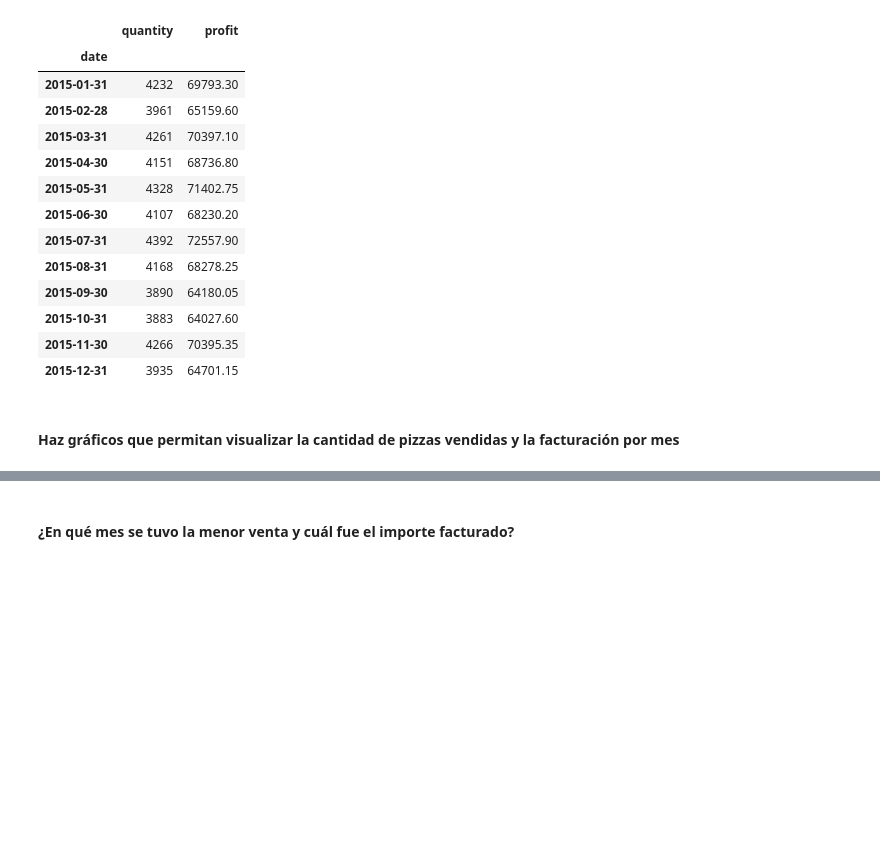
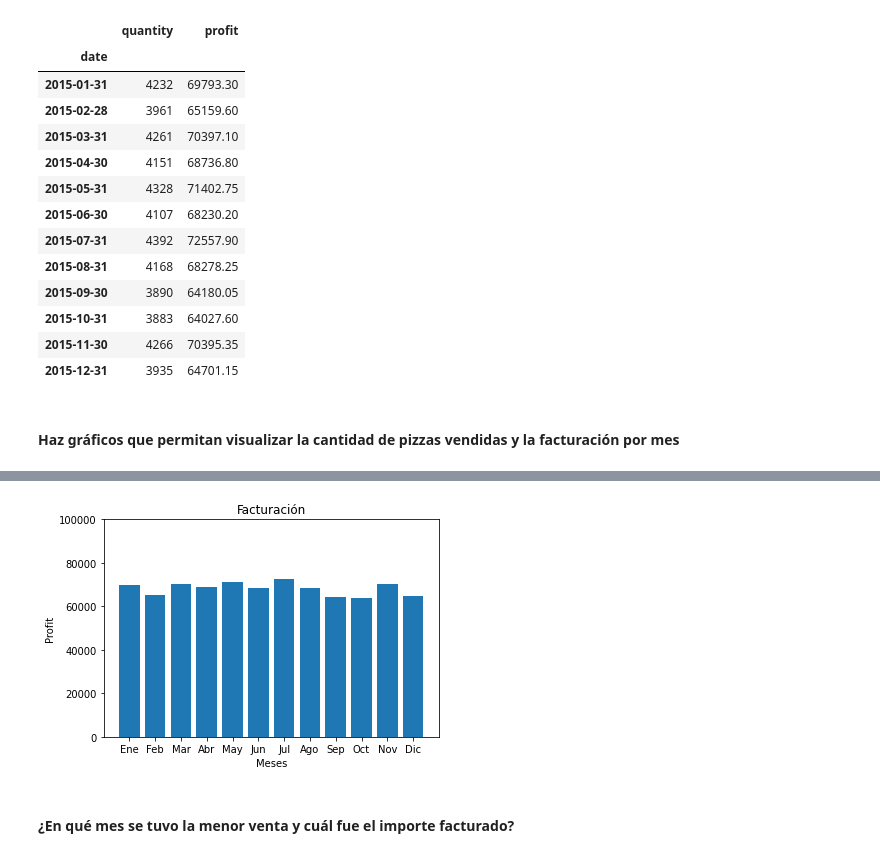
Before and after one commit to pablonunez81/ucom_intro_prog_final_work, a Jupyter notebook: M1_Trabajo_Final_pnunez_bbenitez.ipynb, the cells around one changed output, grey strips where cells are left out. Drawn from its saved outputs; the diff is of its cells as text; code cells hidden in the pictures; blank space fills up the shorter version.

```diff
--- a/M1_Trabajo_Final_pnunez_bbenitez.ipynb
+++ b/M1_Trabajo_Final_pnunez_bbenitez.ipynb
@@ -460,3 +452,14 @@ TypeError: ignored
+# %%
+quantity = merge_orders_x_pizzas.resample('M')['profit'].sum()
+fig, ax = plt.subplots()
+ax.bar(months, quantity)
+ax.set_ylabel('Profit')
+ax.set_xlabel('Meses')
+ax.set_title('Facturación')
+plt.ylim(bottom=0, top=100000)
+plt.show()
+# %% [output]
+[figure, added]
 # %% [markdown]
 #### ¿En qué mes se tuvo la menor venta y cuál fue el importe facturado?
 # %% [markdown]
```
Also changed, not shown: parts of 5 cells of this notebook.
